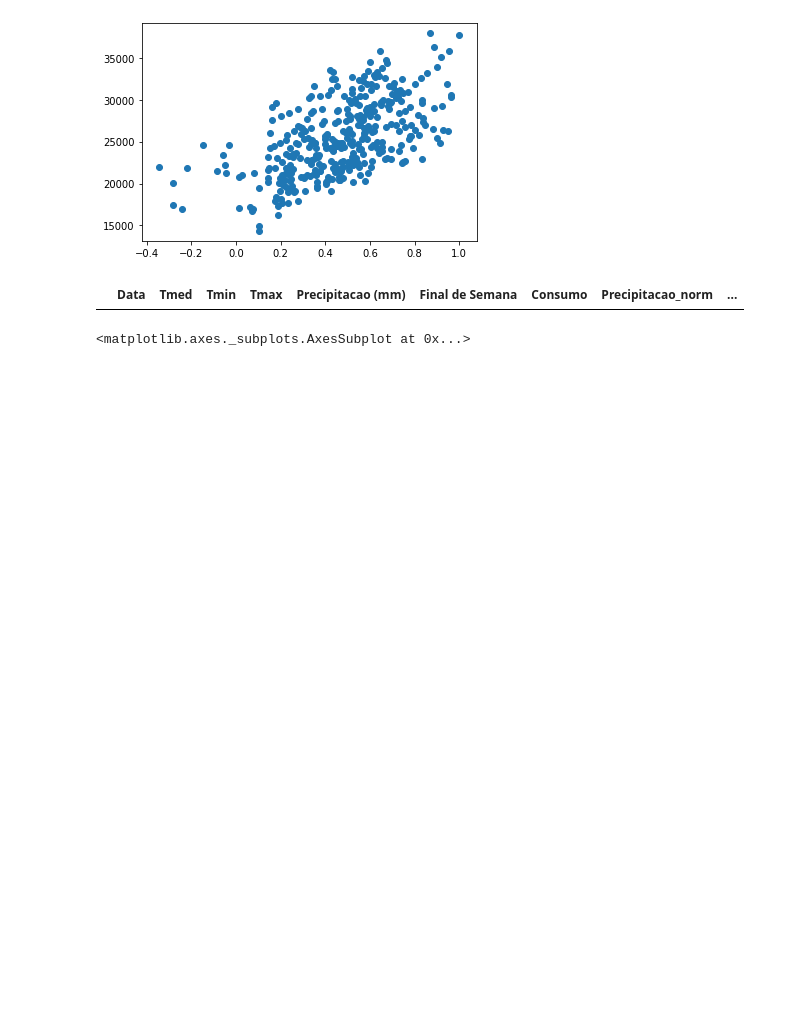
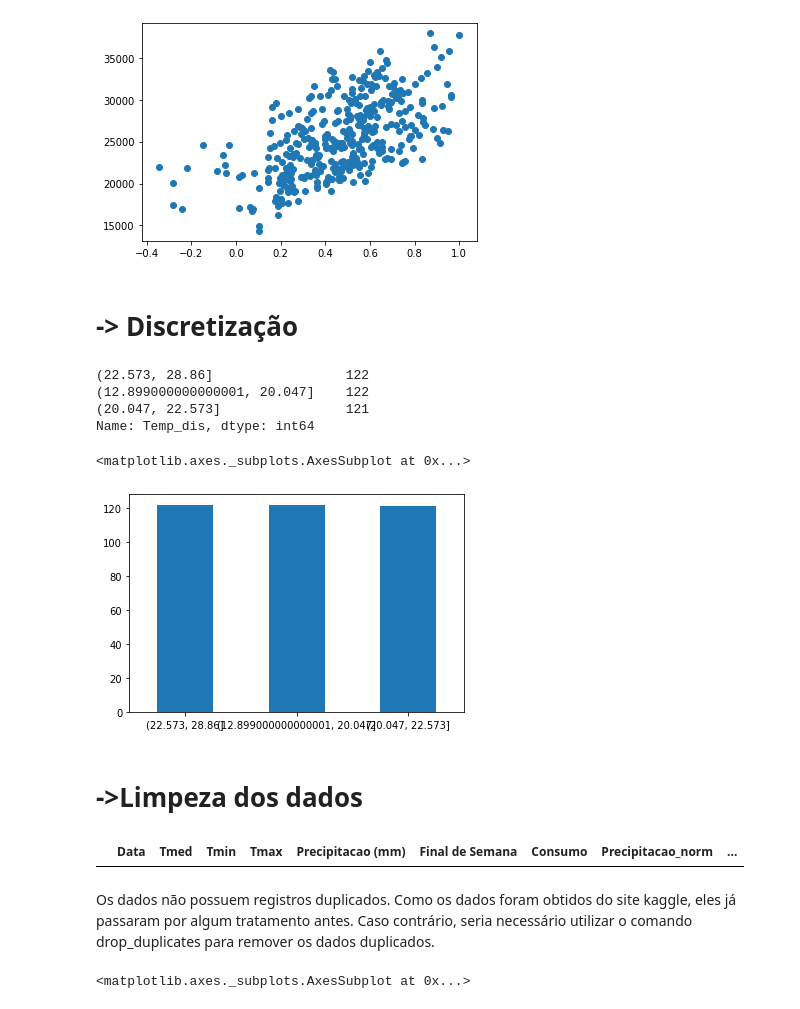
Before and after one commit to thiagorayam/Data, a Jupyter notebook: Exemplo1.ipynb, the cells around one changed output. Drawn from its saved outputs; the diff is of its cells as text; code cells hidden in the pictures; blank space fills up the shorter version.

```diff
--- a/Exemplo1.ipynb
+++ b/Exemplo1.ipynb
@@ -135,10 +185,30 @@ plt.scatter(x=df['Clima'],y=df['Consumo'])
 # %% [output]
 <matplotlib.collections.PathCollection at 0x...>
 [figure]
+# %% [markdown]
+# **-> Discretização**
+# %%
+df['Temp_dis'] = pd.qcut(df['Tmed'],3)
+# %%
+df['Temp_dis'].value_counts()
+# %% [output]
+(22.573, 28.86]                 122
+(12.899000000000001, 20.047]    122
+(20.047, 22.573]                121
+Name: Temp_dis, dtype: int64
+# %%
+df['Temp_dis'].value_counts().plot.bar(rot=0)
+# %% [output]
+<matplotlib.axes._subplots.AxesSubplot at 0x...>
+[figure, added]
+# %% [markdown]
+# **->Limpeza dos dados**
 # %%
 df[df.duplicated()].sort_values("Clima").head()
 # %% [output]
 |  | Data | Tmed | Tmin | Tmax | Precipitacao (mm) | Final de Semana | Consumo | Precipitacao_norm | ... |
+# %% [markdown]
+Os dados não possuem registros duplicados. Como os dados foram obtidos do site kaggle, eles já passaram por algum tratamento antes. Caso contrário, seria necessário utilizar o comando drop_duplicates para remover os dados duplicados.
 # %%
 df['Clima'].hist()
 # %% [output]
```
Also changed, not shown: parts of 8 cells of this notebook.
